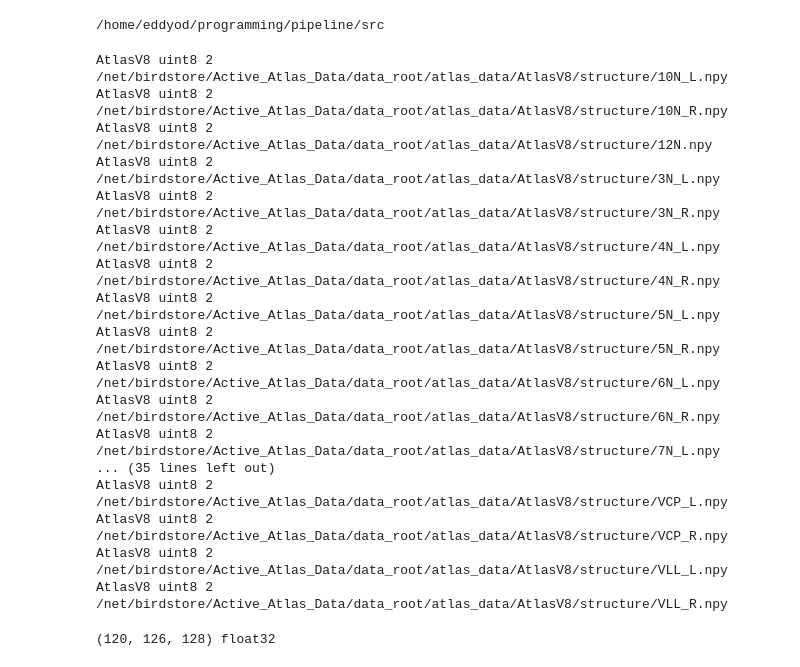
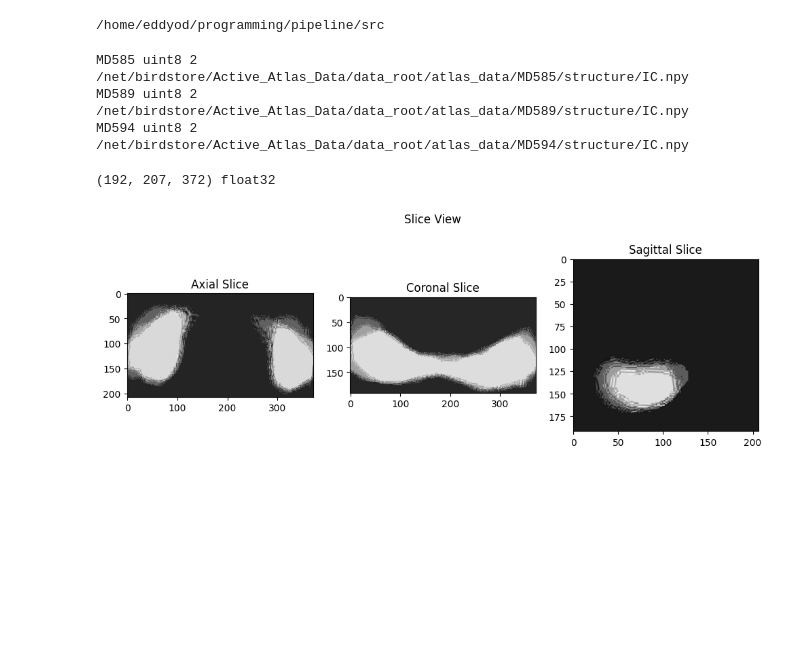
Before and after one commit to BrainSharer/pipeline, a Jupyter notebook: src/atlas/notebooks/view_volumes.ipynb, the cells around one changed output. Drawn from its saved outputs; the diff is of its cells as text; code cells hidden in the pictures; blank space fills up the shorter version.

Commit message:
Attempting to place transformed subvolumes into a fixed space

```diff
--- a/src/atlas/notebooks/view_volumes.ipynb
+++ b/src/atlas/notebooks/view_volumes.ipynb
@@ -182,44 +104,25 @@ def average_volume(volumes):
-# %%
-structure = '7n_L'
 # %%
 volumes = []
 brains = ['MD585', 'MD589', 'MD594']
-brains = ['AtlasV8']
-
+#brains = ['AtlasV8']
 for brain in brains:
     structure_dir = os.path.join(data_path, brain, 'structure')
     structures = sorted(os.listdir(structure_dir))
+    structures = ['IC.npy']
     for structure in structures:
         structure_path = os.path.join(structure_dir, structure)
         arr = np.load(structure_path)
-        #affine = convert_euler(brain)
-        #arr = affine_transform_volume(arr, affine)
-        #volumes.append(arr)
+        volumes.append(arr)
         ids = np.unique(arr)
         print(f'{brain} {arr.dtype} {len(ids)} {structure_path}')
 # %% [output]
-AtlasV8 uint8 2 /net/birdstore/Active_Atlas_Data/data_root/atlas_data/AtlasV8/structure/10N_L.npy
-AtlasV8 uint8 2 /net/birdstore/Active_Atlas_Data/data_root/atlas_data/AtlasV8/structure/10N_R.npy
-AtlasV8 uint8 2 /net/birdstore/Active_Atlas_Data/data_root/atlas_data/AtlasV8/structure/12N.npy
-AtlasV8 uint8 2 /net/birdstore/Active_Atlas_Data/data_root/atlas_data/AtlasV8/structure/3N_L.npy
-AtlasV8 uint8 2 /net/birdstore/Active_Atlas_Data/data_root/atlas_data/AtlasV8/structure/3N_R.npy
-AtlasV8 uint8 2 /net/birdstore/Active_Atlas_Data/data_root/atlas_data/AtlasV8/structure/4N_L.npy
-AtlasV8 uint8 2 /net/birdstore/Active_Atlas_Data/data_root/atlas_data/AtlasV8/structure/4N_R.npy
-AtlasV8 uint8 2 /net/birdstore/Active_Atlas_Data/data_root/atlas_data/AtlasV8/structure/5N_L.npy
-AtlasV8 uint8 2 /net/birdstore/Active_Atlas_Data/data_root/atlas_data/AtlasV8/structure/5N_R.npy
-AtlasV8 uint8 2 /net/birdstore/Active_Atlas_Data/data_root/atlas_data/AtlasV8/structure/6N_L.npy
-AtlasV8 uint8 2 /net/birdstore/Active_Atlas_Data/data_root/atlas_data/AtlasV8/structure/6N_R.npy
-AtlasV8 uint8 2 /net/birdstore/Active_Atlas_Data/data_root/atlas_data/AtlasV8/structure/7N_L.npy
-... (35 lines left out)
-AtlasV8 uint8 2 /net/birdstore/Active_Atlas_Data/data_root/atlas_data/AtlasV8/structure/VCP_L.npy
-AtlasV8 uint8 2 /net/birdstore/Active_Atlas_Data/data_root/atlas_data/AtlasV8/structure/VCP_R.npy
-AtlasV8 uint8 2 /net/birdstore/Active_Atlas_Data/data_root/atlas_data/AtlasV8/structure/VLL_L.npy
-AtlasV8 uint8 2 /net/birdstore/Active_Atlas_Data/data_root/atlas_data/AtlasV8/structure/VLL_R.npy
+MD585 uint8 2 /net/birdstore/Active_Atlas_Data/data_root/atlas_data/MD585/structure/IC.npy
+MD589 uint8 2 /net/birdstore/Active_Atlas_Data/data_root/atlas_data/MD589/structure/IC.npy
+MD594 uint8 2 /net/birdstore/Active_Atlas_Data/data_root/atlas_data/MD594/structure/IC.npy
 # %%
-avg_volume = average_volume(volumes)
+avg_volume = create_average_binary_mask(volumes)
 print(avg_volume.shape, avg_volume.dtype)
-#ids, counts = np.unique(avg_volume, return_counts=True)
-#print(ids)
-#print(counts)
+visualize_slices(avg_volume)
 # %% [output]
-(120, 126, 128) float32
+(192, 207, 372) float32
+[figure, added]
```
Also changed, not shown: parts of 11 cells of this notebook, 4 other files.
